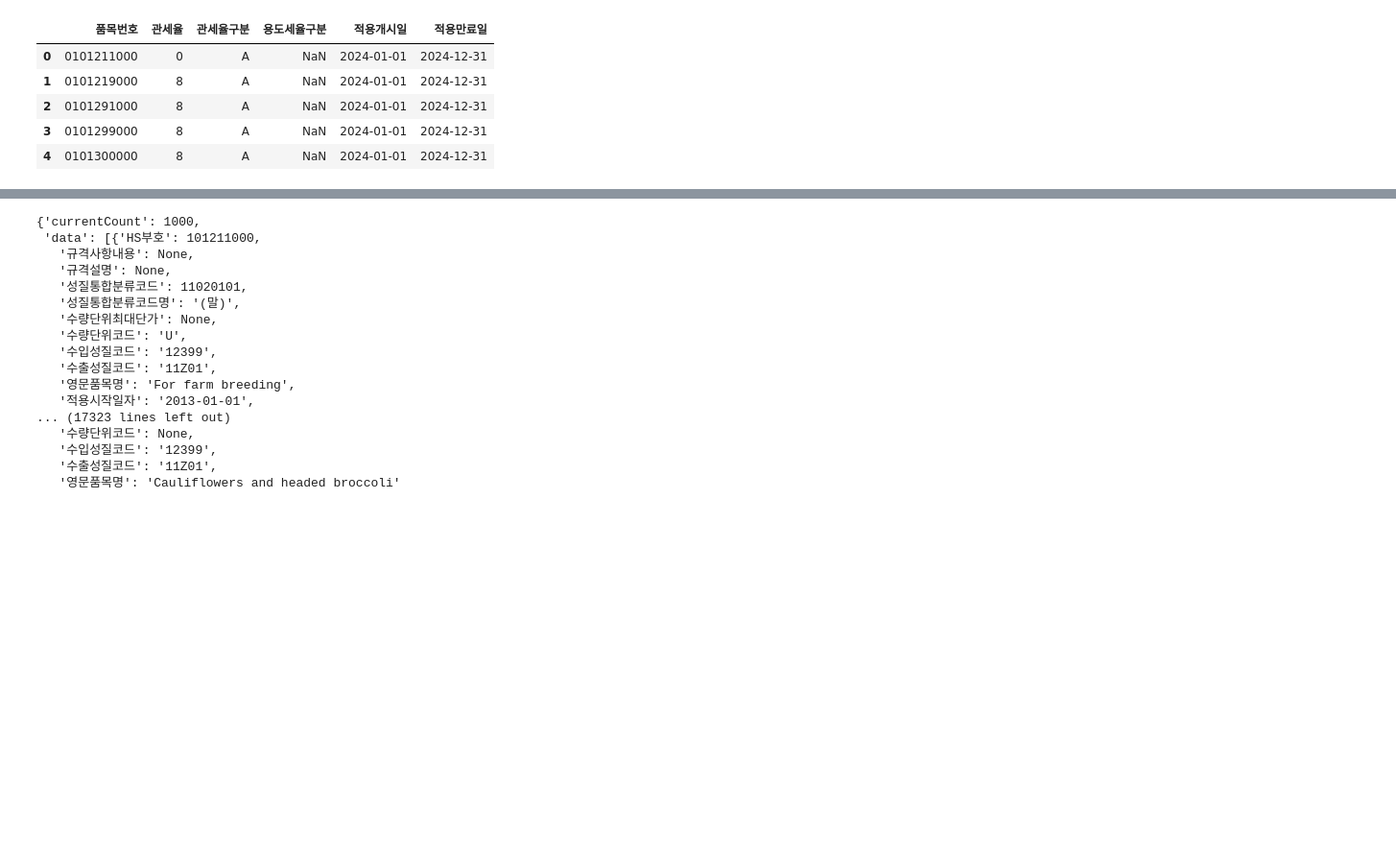
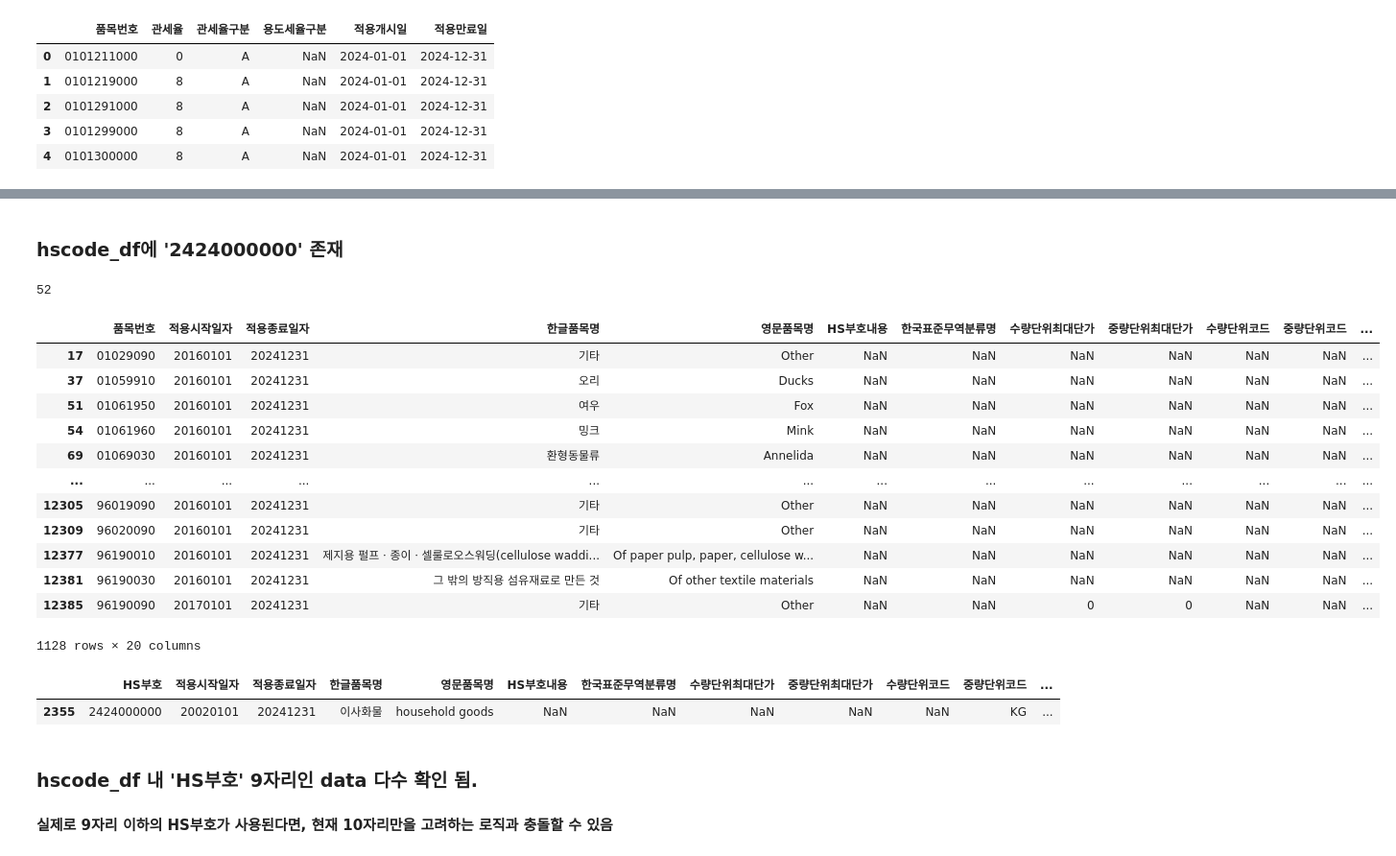
Before and after one commit to aboccado/hscode, a Jupyter notebook: merged.ipynb, the cells around one changed output, grey strips where cells are left out. Shown at 96% size. Drawn from its saved outputs; the diff is of its cells as text; code cells hidden in the pictures; blank space fills up the shorter version.

```diff
--- a/merged.ipynb
+++ b/merged.ipynb
@@ -66,20 +21,0 @@ data = json.loads(response.text)
-# %%
-data
-# %% [output]
-{'currentCount': 1000,
- 'data': [{'HS부호': 101211000,
-   '규격사항내용': None,
-   '규격설명': None,
-   '성질통합분류코드': 11020101,
-   '성질통합분류코드명': '(말)',
-   '수량단위최대단가': None,
-   '수량단위코드': 'U',
-   '수입성질코드': '12399',
-   '수출성질코드': '11Z01',
-   '영문품목명': 'For farm breeding',
-   '적용시작일자': '2013-01-01',
-... (17323 lines left out)
-   '수량단위코드': None,
-   '수입성질코드': '12399',
-   '수출성질코드': '11Z01',
-   '영문품목명': 'Cauliflowers and headed broccoli'
@@ -102,0 +22,33 @@ df = pd.concat(all_data, ignore_index=True)
+# %%
+hscode_df = pd.read_csv('HS코드(2024).csv', dtype=str, encoding='cp949')
+# %% [markdown]
+### hscode_df에 '2424000000' 존재
+# %%
+(hscode_df['품목번호'].str.len() <= 7).sum()
+# %% [output]
+52
+# %%
+filtered_df = hscode_df[hscode_df['품목번호'].str.len() <= 9]
+filtered_df
+# %% [output]
+|  | 품목번호 | 적용시작일자 | 적용종료일자 | 한글품목명 | 영문품목명 | HS부호내용 | 한국표준무역분류명 | 수량단위최대단가 | 중량단위최대단가 | 수량단위코드 | 중량단위코드 | ... |
+| 17 | 01029090 | 20160101 | 20241231 | 기타 | Other | NaN | NaN | NaN | NaN | NaN | NaN | ... |
+| 37 | 01059910 | 20160101 | 20241231 | 오리 | Ducks | NaN | NaN | NaN | NaN | NaN | NaN | ... |
+| 51 | 01061950 | 20160101 | 20241231 | 여우 | Fox | NaN | NaN | NaN | NaN | NaN | NaN | ... |
+| 54 | 01061960 | 20160101 | 20241231 | 밍크 | Mink | NaN | NaN | NaN | NaN | NaN | NaN | ... |
+| 69 | 01069030 | 20160101 | 20241231 | 환형동물류 | Annelida | NaN | NaN | NaN | NaN | NaN | NaN | ... |
+| ... | ... | ... | ... | ... | ... | ... | ... | ... | ... | ... | ... | ... |
+| 12305 | 96019090 | 20160101 | 20241231 | 기타 | Other | NaN | NaN | NaN | NaN | NaN | NaN | ... |
+| 12309 | 96020090 | 20160101 | 20241231 | 기타 | Other | NaN | NaN | NaN | NaN | NaN | NaN | ... |
+| 12377 | 96190010 | 20160101 | 20241231 | 제지용 펄프ㆍ종이ㆍ셀룰로오스워딩(cellulose waddi... | Of paper pulp, paper, cellulose w... | NaN | NaN | NaN | NaN | NaN | NaN | ... |
+| 12381 | 96190030 | 20160101 | 20241231 | 그 밖의 방직용 섬유재료로 만든 것 | Of other textile materials | NaN | NaN | NaN | NaN | NaN | NaN | ... |
+| 12385 | 96190090 | 20170101 | 20241231 | 기타 | Other | NaN | NaN | 0 | 0 | NaN | NaN | ... |
+1128 rows × 20 columns
+# %%
+hscode_df[hscode_df['HS부호']== '2424000000']
+# %% [output]
+|  | HS부호 | 적용시작일자 | 적용종료일자 | 한글품목명 | 영문품목명 | HS부호내용 | 한국표준무역분류명 | 수량단위최대단가 | 중량단위최대단가 | 수량단위코드 | 중량단위코드 | ... |
+| 2355 | 2424000000 | 20020101 | 20241231 | 이사화물 | household goods | NaN | NaN | NaN | NaN | NaN | KG | ... |
+# %% [markdown]
+### hscode_df 내 'HS부호' 9자리인 data 다수 확인 됨.
+#### 실제로 9자리 이하의 HS부호가 사용된다면, 현재 10자리만을 고려하는 로직과 충돌할 수 있음
```
Also changed, not shown: parts of 50 cells of this notebook.
